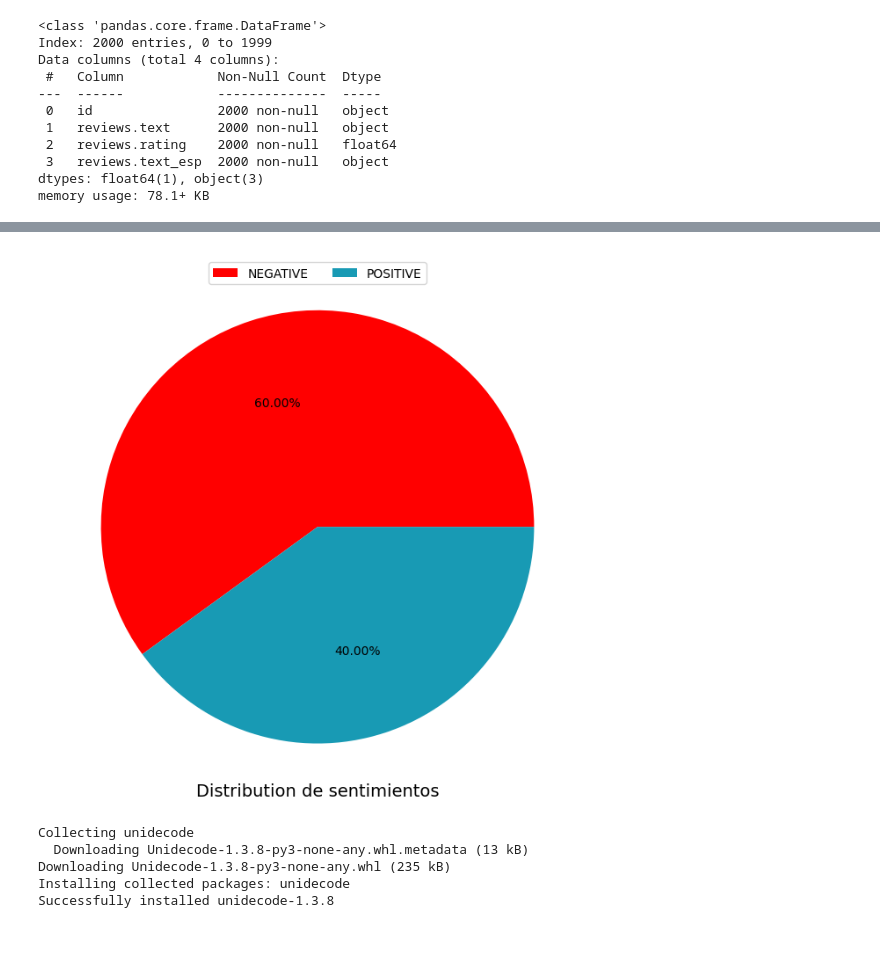
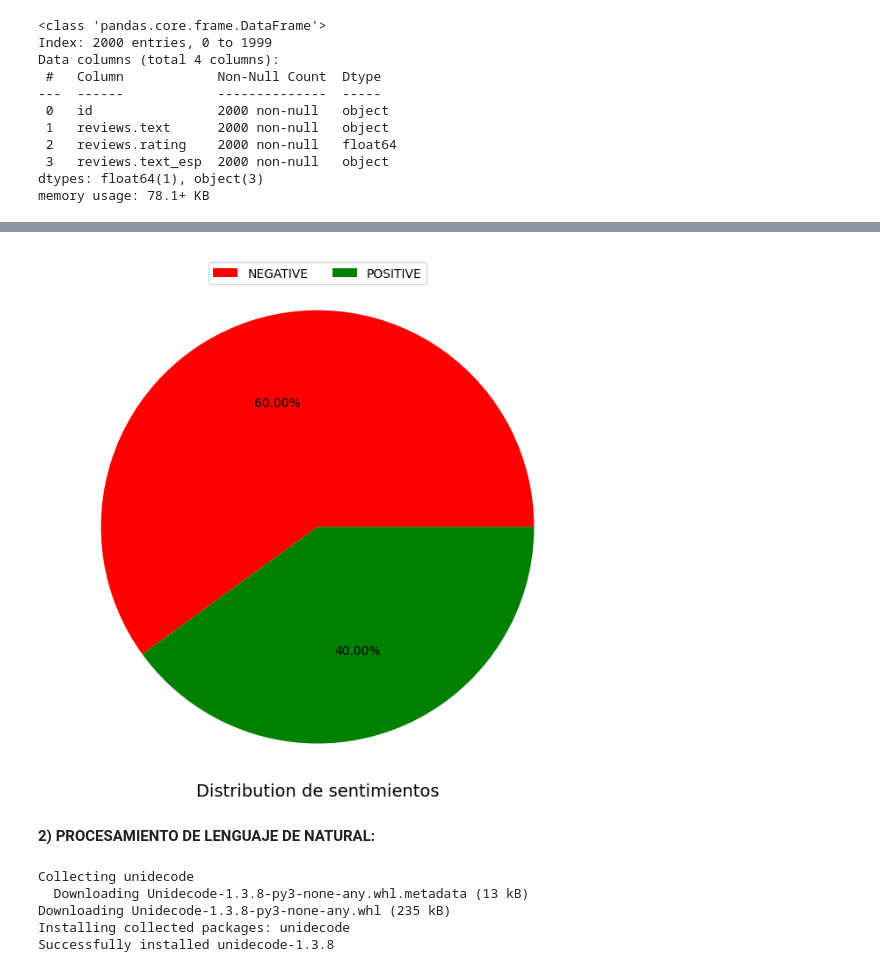
Before and after one commit to crodriguezbay/MLforMkting, a Jupyter notebook: l07_sentiment_analisis_clase3.ipynb, the cells around one changed output, grey strips where cells are left out. Cells and saved outputs as stored; diff of their text form; code cells hidden in the pictures; blank space fills up the shorter version.

```diff
--- a/l07_sentiment_analisis_clase3.ipynb
+++ b/l07_sentiment_analisis_clase3.ipynb
@@ -115,16 +132,18 @@ data.head()
 # %%
 # distribution of sentiment
 plt.figure(figsize = (8, 8))
 
 labels = ['NEGATIVE','POSITIVE']
-colors = ['#FF0000', '#189AB4']
+colors = ['red', 'green']
 plt.pie(data['sentiment'].value_counts(), autopct='%0.2f%%',colors=colors)
 
 plt.title('Distribution de sentimientos', size=14, y=-0.01)
 plt.legend(labels, ncol=2, loc=9)
 plt.show()
 # %% [output]
-[figure, old version]
+[figure, new version]
+# %% [markdown]
+**2) PROCESAMIENTO DE LENGUAJE DE NATURAL:**
 # %%
 import re
 import string
```
Also changed, not shown: parts of 38 cells of this notebook.
